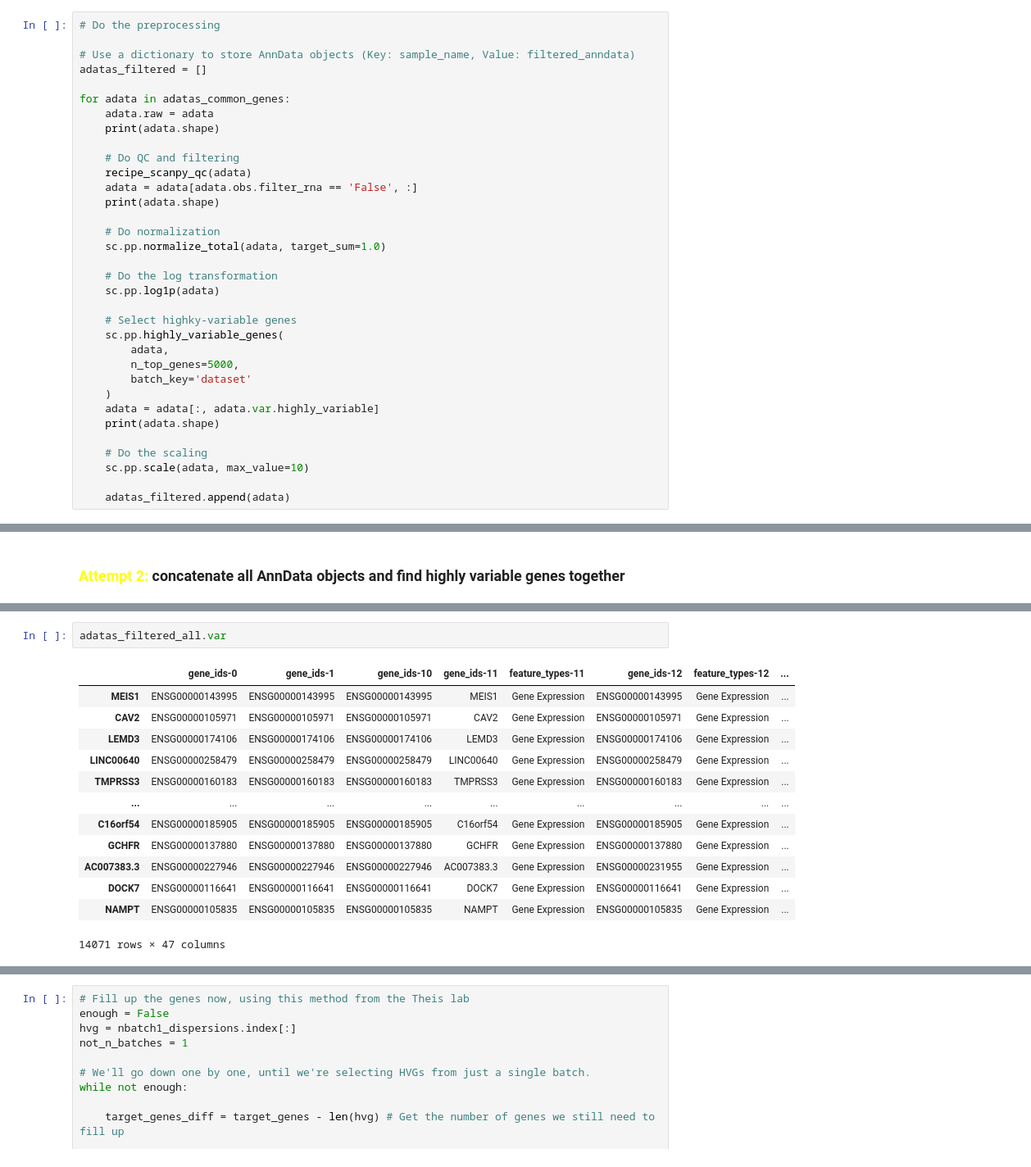
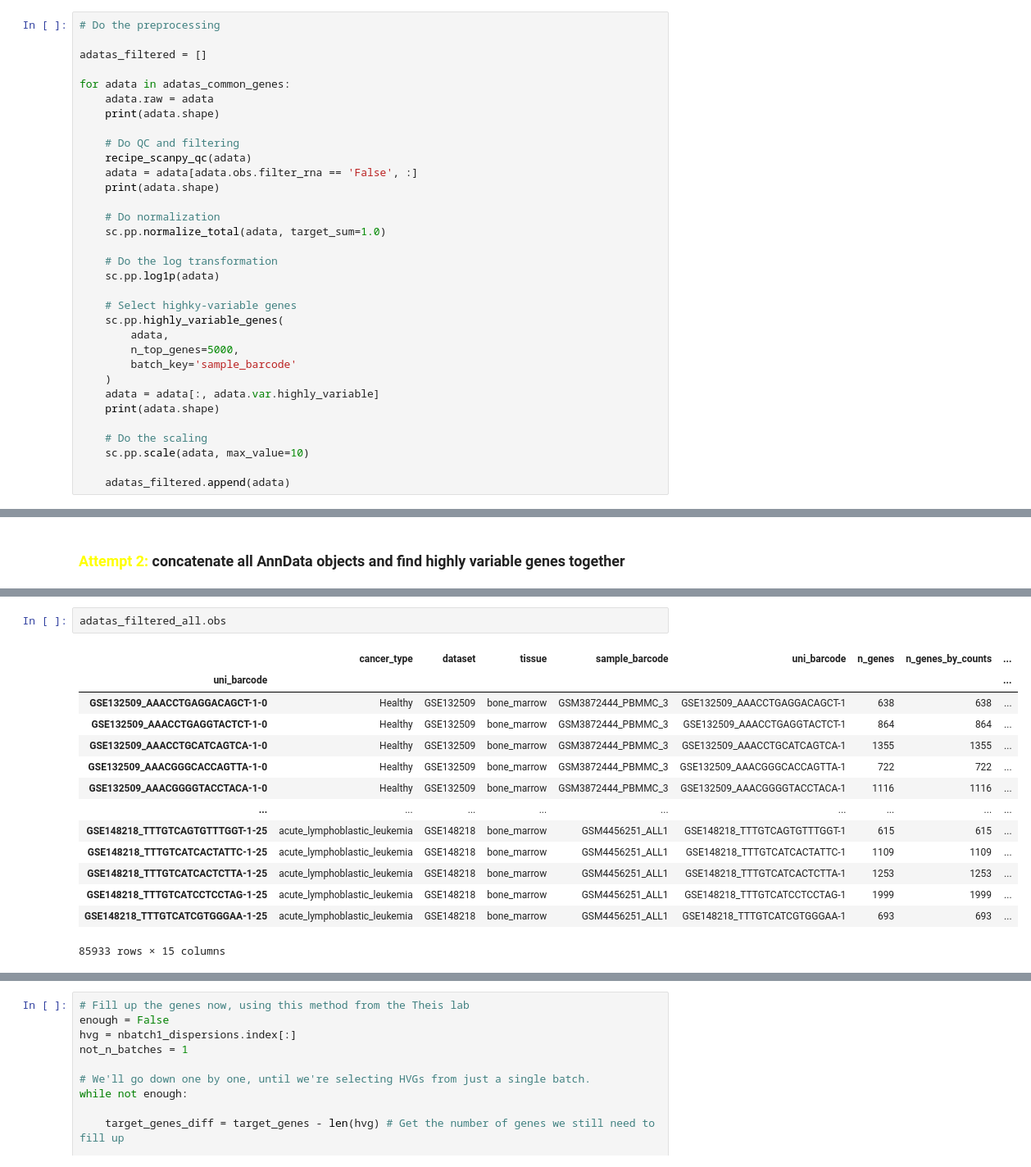
Before and after one commit to tuonglab/pan-paedcancer-scrnaseq, a Jupyter notebook: notebooks/integration_1000_hvg.ipynb, the cells around one changed output, grey strips where cells are left out. Shown at 82% size. Saved outputs shown, nothing was run; the diff lists cells and outputs as text.

```diff
--- a/notebooks/integration_1000_hvg.ipynb
+++ b/notebooks/integration_1000_hvg.ipynb
@@ -103,7 +106,6 @@ for adata in adatas:
 # %%
 # Do the preprocessing
 
-# Use a dictionary to store AnnData objects (Key: sample_name, Value: filtered_anndata)
 adatas_filtered = []
 
 for adata in adatas_common_genes:
@@ -125,7 +127,7 @@ for adata in adatas_common_genes:
     sc.pp.highly_variable_genes(
         adata,
         n_top_genes=5000,
-        batch_key='dataset'
+        batch_key='sample_barcode'
     )
     adata = adata[:, adata.var.highly_variable]
     print(adata.shape)
@@ -267,20 +271,21 @@ AnnData object with n_obs × n_vars = 84532 × 14071
     var: 'gene_ids-0', 'gene_ids-1', 'gene_ids-10', 'gene_ids-11', 'feature_types-11', 'gene_ids-12', 'feature_types-12', 'gene_ids-13', 'feature_types-13', 'gene_ids-14', 'feature_types-14', 'gene_id ...
     uns: 'hvg'
 # %%
-adatas_filtered_all.var
+adatas_filtered_all.obs
 # %% [output]
-|  | gene_ids-0 | gene_ids-1 | gene_ids-10 | gene_ids-11 | feature_types-11 | gene_ids-12 | feature_types-12 | ... |
-| MEIS1 | ENSG00000143995 | ENSG00000143995 | ENSG00000143995 | MEIS1 | Gene Expression | ENSG00000143995 | Gene Expression | ... |
-| CAV2 | ENSG00000105971 | ENSG00000105971 | ENSG00000105971 | CAV2 | Gene Expression | ENSG00000105971 | Gene Expression | ... |
-| LEMD3 | ENSG00000174106 | ENSG00000174106 | ENSG00000174106 | LEMD3 | Gene Expression | ENSG00000174106 | Gene Expression | ... |
-| LINC00640 | ENSG00000258479 | ENSG00000258479 | ENSG00000258479 | LINC00640 | Gene Expression | ENSG00000258479 | Gene Expression | ... |
-| TMPRSS3 | ENSG00000160183 | ENSG00000160183 | ENSG00000160183 | TMPRSS3 | Gene Expression | ENSG00000160183 | Gene Expression | ... |
+|  | cancer_type | dataset | tissue | sample_barcode | uni_barcode | n_genes | n_genes_by_counts | ... |
+| uni_barcode |  |  |  |  |  |  |  | ... |
+| GSE132509_AAACCTGAGGACAGCT-1-0 | Healthy | GSE132509 | bone_marrow | GSM3872444_PBMMC_3 | GSE132509_AAACCTGAGGACAGCT-1 | 638 | 638 | ... |
+| GSE132509_AAACCTGAGGTACTCT-1-0 | Healthy | GSE132509 | bone_marrow | GSM3872444_PBMMC_3 | GSE132509_AAACCTGAGGTACTCT-1 | 864 | 864 | ... |
+| GSE132509_AAACCTGCATCAGTCA-1-0 | Healthy | GSE132509 | bone_marrow | GSM3872444_PBMMC_3 | GSE132509_AAACCTGCATCAGTCA-1 | 1355 | 1355 | ... |
+| GSE132509_AAACGGGCACCAGTTA-1-0 | Healthy | GSE132509 | bone_marrow | GSM3872444_PBMMC_3 | GSE132509_AAACGGGCACCAGTTA-1 | 722 | 722 | ... |
+| GSE132509_AAACGGGGTACCTACA-1-0 | Healthy | GSE132509 | bone_marrow | GSM3872444_PBMMC_3 | GSE132509_AAACGGGGTACCTACA-1 | 1116 | 1116 | ... |
 | ... | ... | ... | ... | ... | ... | ... | ... | ... |
-| C16orf54 | ENSG00000185905 | ENSG00000185905 | ENSG00000185905 | C16orf54 | Gene Expression | ENSG00000185905 | Gene Expression | ... |
-| GCHFR | ENSG00000137880 | ENSG00000137880 | ENSG00000137880 | GCHFR | Gene Expression | ENSG00000137880 | Gene Expression | ... |
-| AC007383.3 | ENSG00000227946 | ENSG00000227946 | ENSG00000227946 | AC007383.3 | Gene Expression | ENSG00000231955 | Gene Expression | ... |
-| DOCK7 | ENSG00000116641 | ENSG00000116641 | ENSG00000116641 | DOCK7 | Gene Expression | ENSG00000116641 | Gene Expression | ... |
-| NAMPT | ENSG00000105835 | ENSG00000105835 | ENSG00000105835 | NAMPT | Gene Expression | ENSG00000105835 | Gene Expression | ... |
+| GSE148218_TTTGTCAGTGTTTGGT-1-25 | acute_lymphoblastic_leukemia | GSE148218 | bone_marrow | GSM4456251_ALL1 | GSE148218_TTTGTCAGTGTTTGGT-1 | 615 | 615 | ... |
+| GSE148218_TTTGTCATCACTATTC-1-25 | acute_lymphoblastic_leukemia | GSE148218 | bone_marrow | GSM4456251_ALL1 | GSE148218_TTTGTCATCACTATTC-1 | 1109 | 1109 | ... |
+| GSE148218_TTTGTCATCACTCTTA-1-25 | acute_lymphoblastic_leukemia | GSE148218 | bone_marrow | GSM4456251_ALL1 | GSE148218_TTTGTCATCACTCTTA-1 | 1253 | 1253 | ... |
+| GSE148218_TTTGTCATCCTCCTAG-1-25 | acute_lymphoblastic_leukemia | GSE148218 | bone_marrow | GSM4456251_ALL1 | GSE148218_TTTGTCATCCTCCTAG-1 | 1999 | 1999 | ... |
+| GSE148218_TTTGTCATCGTGGGAA-1-25 | acute_lymphoblastic_leukemia | GSE148218 | bone_marrow | GSM4456251_ALL1 | GSE148218_TTTGTCATCGTGGGAA-1 | 693 | 693 | ... |
-14071 rows × 47 columns
+85933 rows × 15 columns
 # %%
 # As we don't have enough target genes, we need to consider the 'next best' HVGs
```
Also changed, not shown: parts of 19 cells of this notebook.
